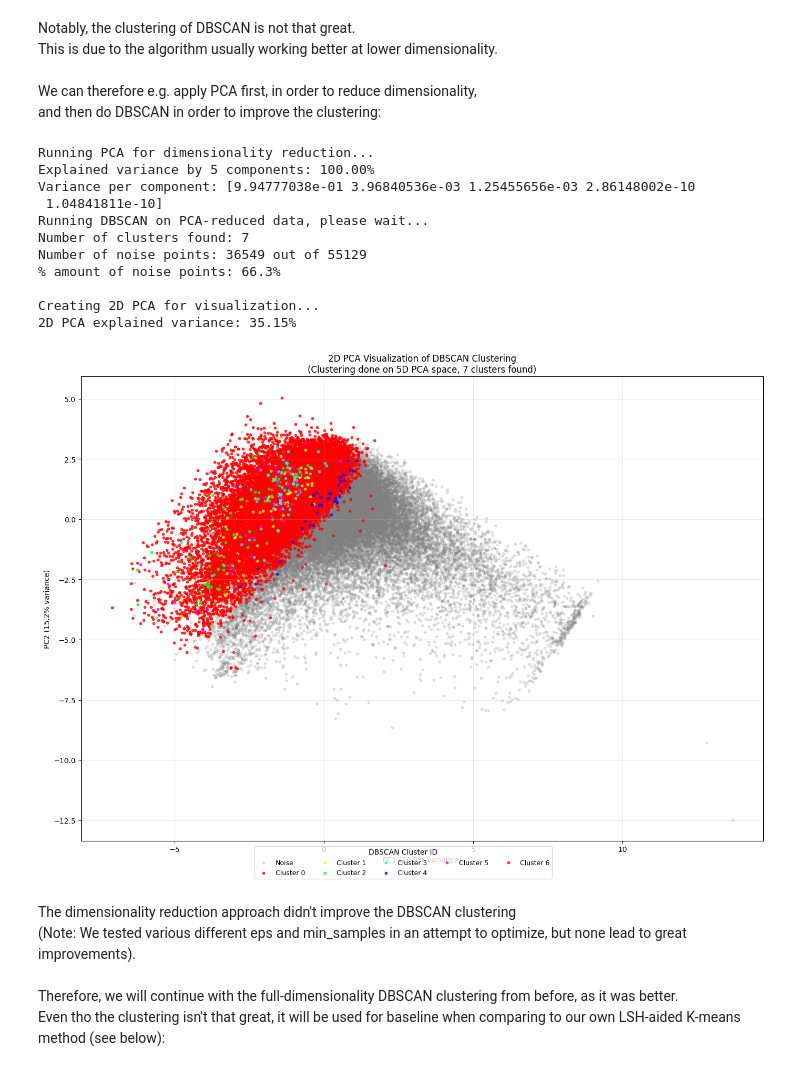
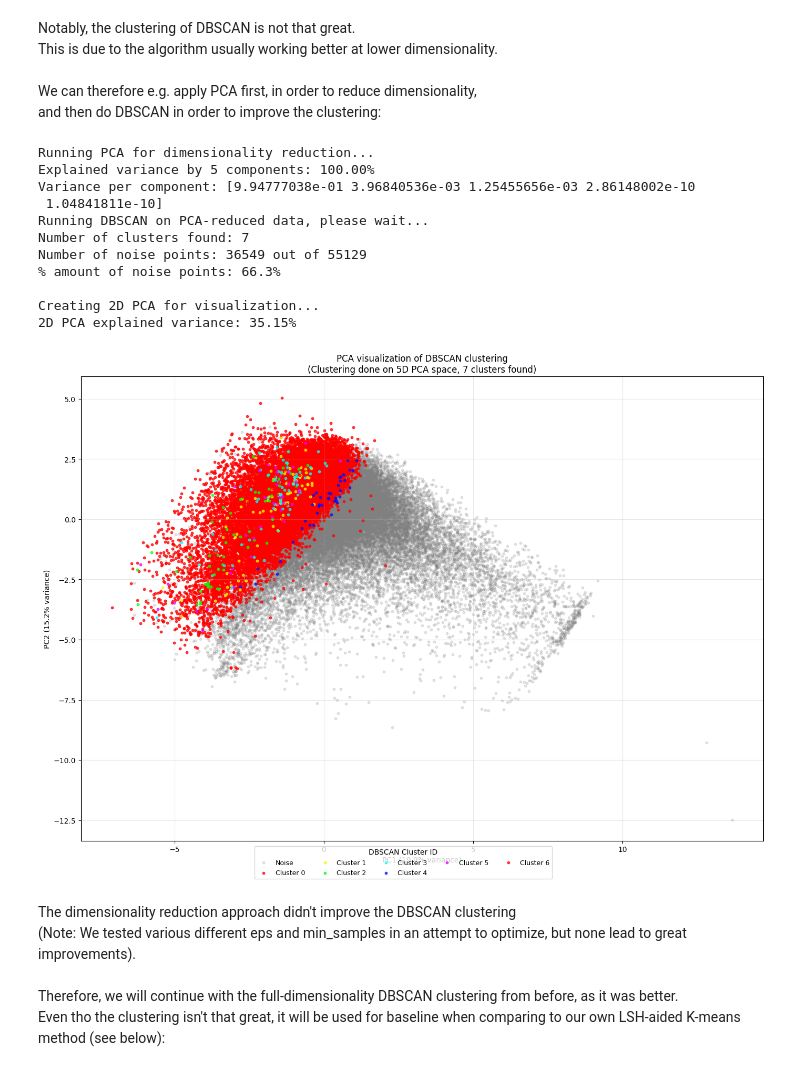
Before and after one commit to adamajane/computational-tools-for-data-science-02807-project, a Jupyter notebook: main/5-LSH-aided-Kmeans.ipynb, the cells around one changed output. Saved outputs shown, nothing was run; the diff lists cells and outputs as text; code cells hidden in the pictures.

```diff
--- a/main/5-LSH-aided-Kmeans.ipynb
+++ b/main/5-LSH-aided-Kmeans.ipynb
@@ -680,37 +680,37 @@ for i, label in enumerate(unique_labels):
         )
     handles.append(sc)
 
-ax.set_title(f"2D PCA Visualization of DBSCAN Clustering\n(Clustering done on {pca.n_components_}D PCA space, {n_clusters} clusters found)")
+ax.set_title(f"PCA visualization of DBSCAN clustering\n(Clustering done on {pca.n_components_}D PCA space, {n_clusters} clusters found)")
 ax.set_xlabel(f"PC1 ({pca_2d.explained_variance_ratio_[0]:.1%} variance)")
 ax.set_ylabel(f"PC2 ({pca_2d.explained_variance_ratio_[1]:.1%} variance)")
 ax.grid(alpha=0.3)
 
 # Legend
 fig.legend(
     handles,
     [h.get_label() for h in handles],
     title="DBSCAN Cluster ID",
     loc="lower center",
     bbox_to_anchor=(0.5, -0.02),
     ncol=5,
     fontsize=9
 )
 
 plt.tight_layout()
 plt.show()
 # %% [output]
 Running PCA for dimensionality reduction...
 Explained variance by 5 components: 100.00%
 Variance per component: [9.94777038e-01 3.96840536e-03 1.25455656e-03 2.86148002e-10
  1.04841811e-10]
 Running DBSCAN on PCA-reduced data, please wait...
 Number of clusters found: 7
 Number of noise points: 36549 out of 55129
 % amount of noise points: 66.3%
 
 Creating 2D PCA for visualization...
 2D PCA explained variance: 35.15%
-[figure, old version]
+[figure, new version]
 # %% [markdown]
 The dimensionality reduction approach didn't improve the DBSCAN clustering<br>
 (Note: We tested various different eps and min_samples in an attempt to optimize, but none lead to great improvements). <br>
```
Also changed, not shown: parts of 22 cells of this notebook.
